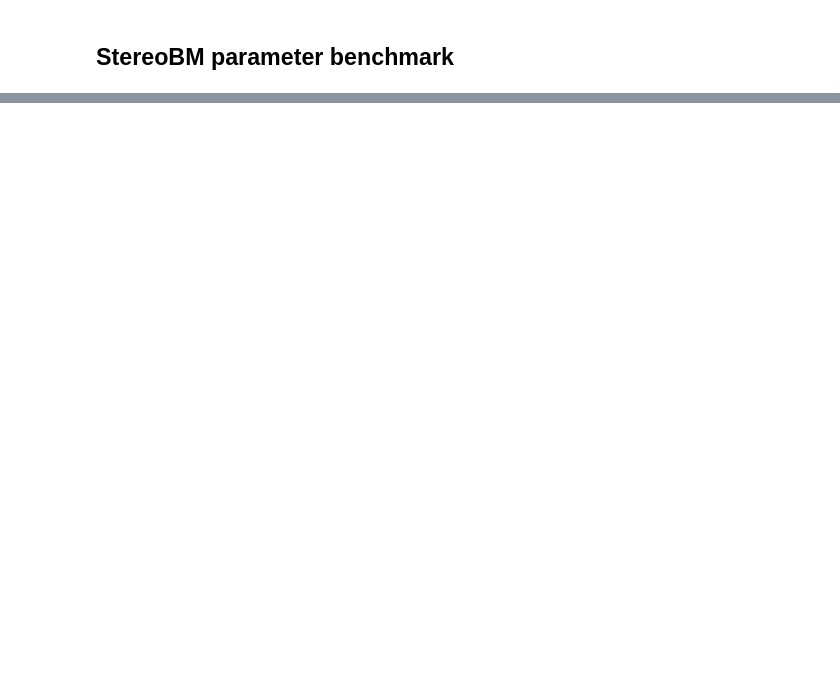
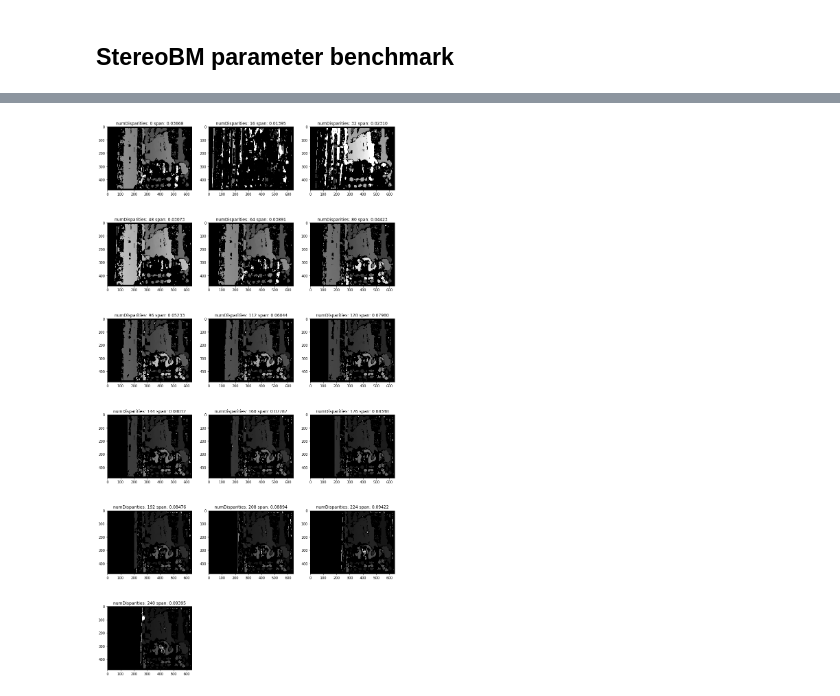
Before and after one commit to chawza/jetson-obstacle-avoidance, a Jupyter notebook: notebooks/disparity calculations.ipynb, the cells around one changed output, grey strips where cells are left out. Drawn from its saved outputs; the diff is of its cells as text; code cells hidden in the pictures; blank space fills up the shorter version.

```diff
--- a/notebooks/disparity calculations.ipynb
+++ b/notebooks/disparity calculations.ipynb
@@ -99,0 +109,28 @@ plt.show()
+# %%
+img_list = []
+time_list = []
+
+# odd 5..255
+numDisparities = np.arange(0, 255, 16)
+
+for n_disparity in numDisparities:
+  stereo = cv2.StereoBM_create(numDisparities=n_disparity)
+  time_span = %timeit -o -n 10 stereo.compute(left_gray, right_gray)
+  disparity = stereo.compute(left_gray, right_gray)
+  img_list.append(disparity)
+  time_list.append(time_span)
+
+index = 1
+n_col = 3
+n_row = round(numDisparities.shape[0]/n_col) + 1
+
+plt.figure(figsize=(n_col * 5, n_row * 5))
+for img, timeit_result, num_disparities in zip(img_list, time_list, numDisparities):
+  plt.subplot(n_row, n_col, index)
+  plt.imshow(img, 'gray')
+  title = 'numDisparities: {} span: {:0.5f}'.format(num_disparities, timeit_result.average)
+  plt.title('{}'.format(title))
+  index += 1
+
+plt.show()
+# %% [output]
@@ -99,0 +153 @@ plt.show()
+[figure, added]
```
Also changed, not shown: parts of 6 cells of this notebook, 1 other file.
